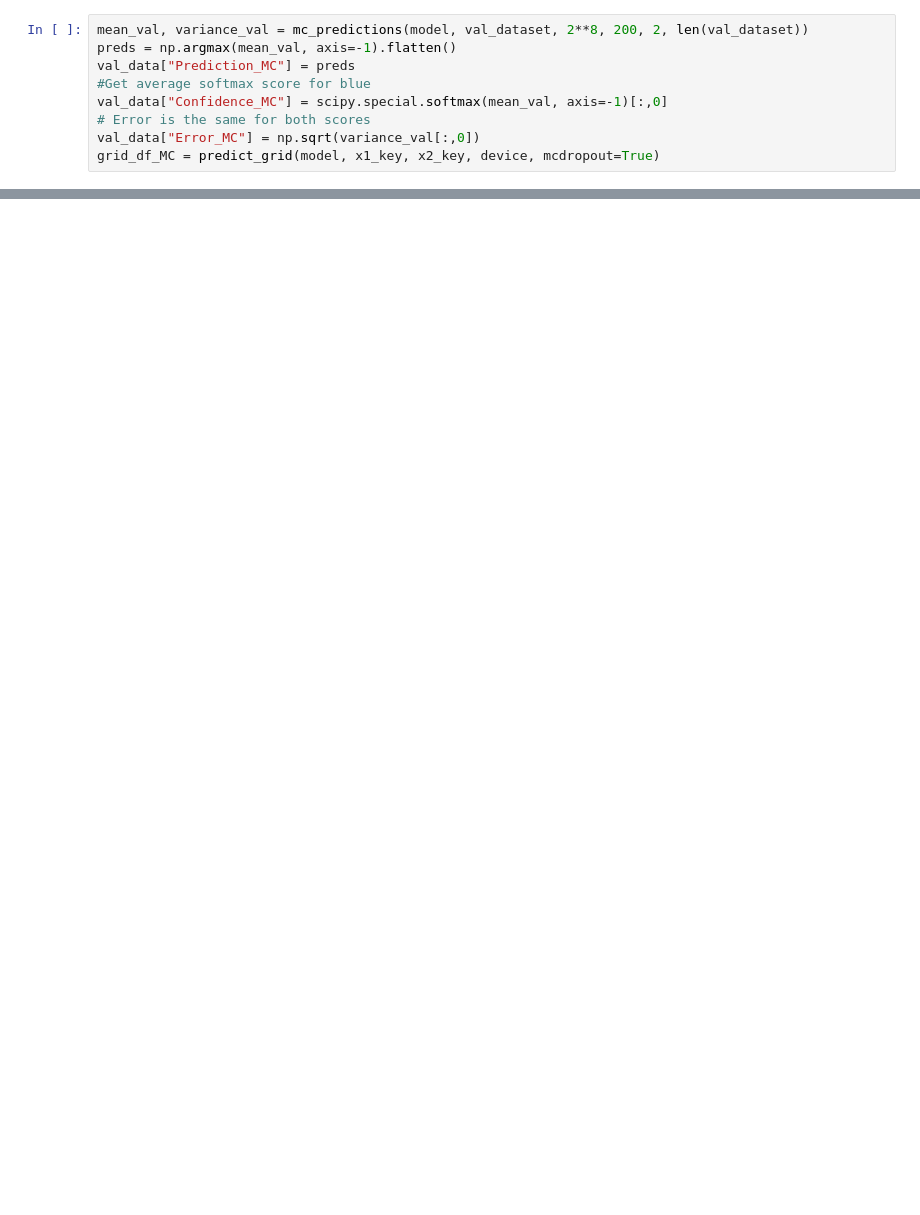
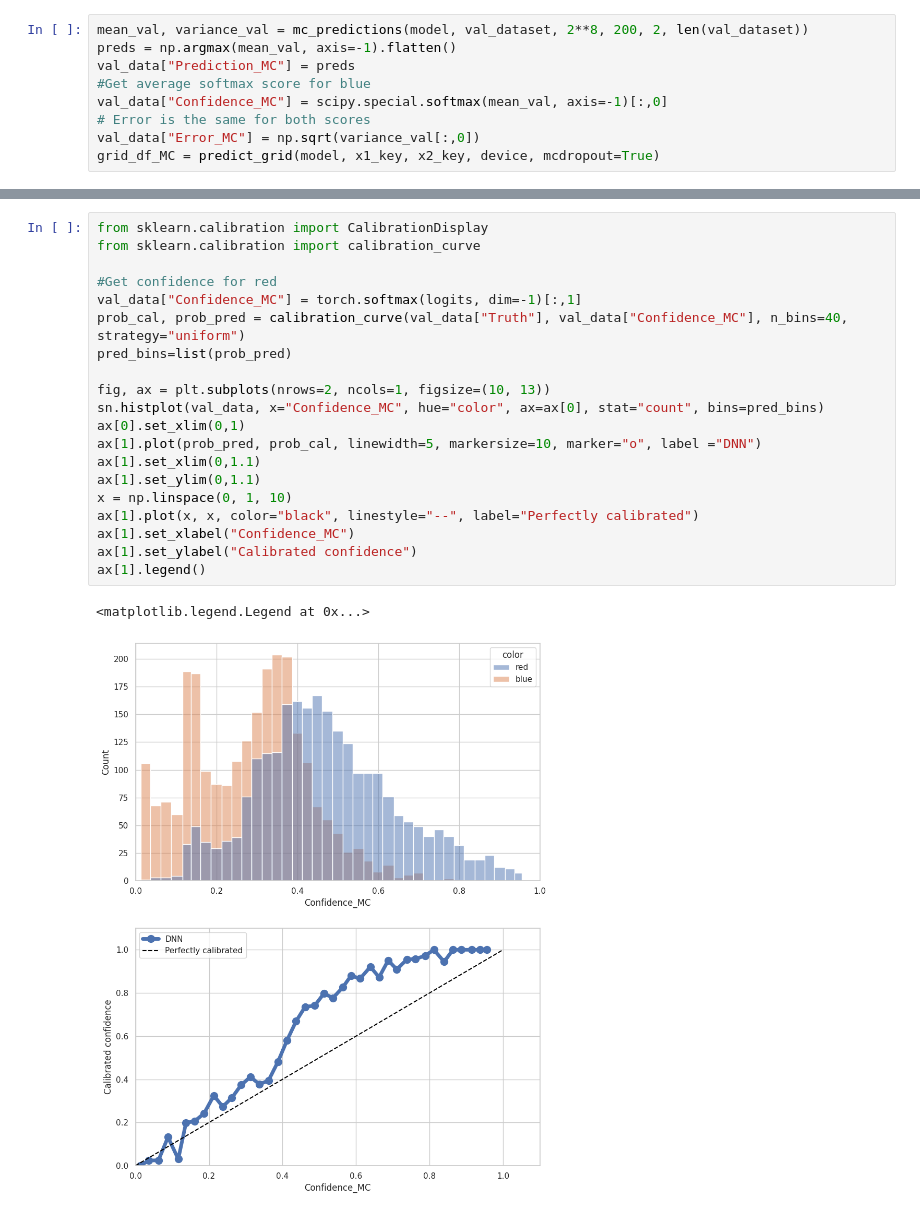
Before and after one commit to choisant/foundational-modeling, a Jupyter notebook: toy_experiment/DNN/MC_dropout.ipynb, the cells around one changed output, grey strips where cells are left out. Cells and saved outputs as stored; diff of their text form; blank space fills up the shorter version.

```diff
--- a/toy_experiment/DNN/MC_dropout.ipynb
+++ b/toy_experiment/DNN/MC_dropout.ipynb
@@ -265,0 +268,23 @@ Text(0.5, 1.0, '3600 training points')
+# %%
+from sklearn.calibration import CalibrationDisplay
+from sklearn.calibration import calibration_curve
+
+#Get confidence for red
+val_data["Confidence_MC"] = torch.softmax(logits, dim=-1)[:,1]
+prob_cal, prob_pred = calibration_curve(val_data["Truth"], val_data["Confidence_MC"], n_bins=40, strategy="uniform")
+pred_bins=list(prob_pred)
+
+fig, ax = plt.subplots(nrows=2, ncols=1, figsize=(10, 13))
+sn.histplot(val_data, x="Confidence_MC", hue="color", ax=ax[0], stat="count", bins=pred_bins)
+ax[0].set_xlim(0,1)
+ax[1].plot(prob_pred, prob_cal, linewidth=5, markersize=10, marker="o", label ="DNN")
+ax[1].set_xlim(0,1.1)
+ax[1].set_ylim(0,1.1)
+x = np.linspace(0, 1, 10)
+ax[1].plot(x, x, color="black", linestyle="--", label="Perfectly calibrated")
+ax[1].set_xlabel("Confidence_MC")
+ax[1].set_ylabel("Calibrated confidence")
+ax[1].legend()
+# %% [output]
+<matplotlib.legend.Legend at 0x...>
+[figure, added]
```
Also changed, not shown: parts of 6 cells of this notebook, 13 other files.
